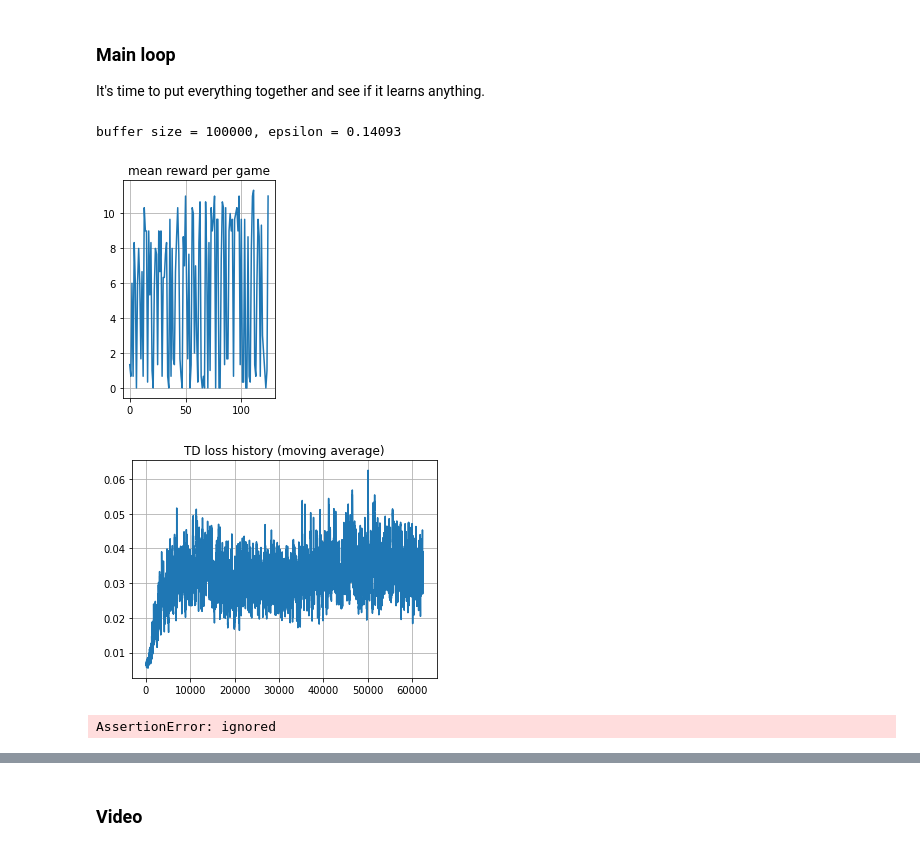
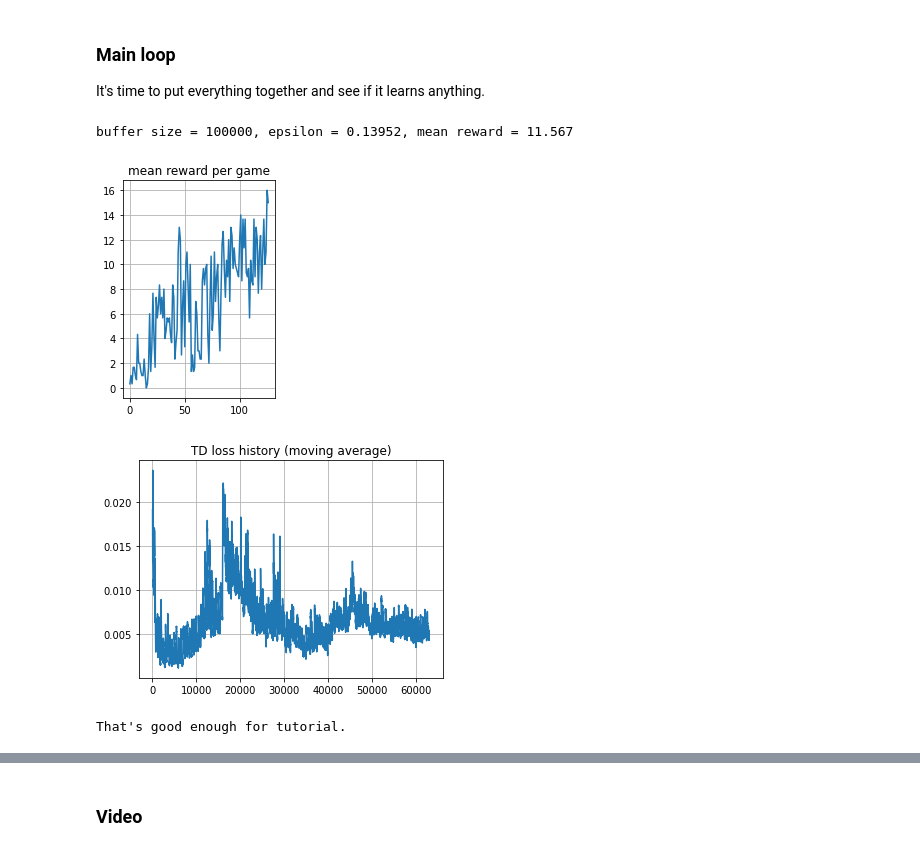
Before and after one commit to ishalyminov/Practical_RL, a Jupyter notebook: week4_approx/dqn_atari.ipynb, the cells around one changed output, grey strips where cells are left out. Drawn from its saved outputs; the diff is of its cells as text; code cells hidden in the pictures.

```diff
--- a/week4_approx/dqn_atari.ipynb
+++ b/week4_approx/dqn_atari.ipynb
@@ -84,7 +89,7 @@ class PreprocessAtari(ObservationWrapper):
 
         img_2d = img[:,:,0]
         resized_grayscale_img = np.expand_dims(np.array(Image.fromarray(img_2d).resize(self.img_size[:-1]).convert('L'), dtype=np.float32), -1)
-        resized_grayscale_img /= np.linalg.norm(resized_grayscale_img)
+        resized_grayscale_img /= 255.
         return resized_grayscale_img
 # %%
 import gym
@@ -165,7 +170,7 @@ class DQNAgent:
         self.network.add(Conv2D(32, (3, 3), 2, activation='relu'))
         self.network.add(Conv2D(64, (3, 3), 2, activation='relu'))
         self.network.add(Flatten())
-        self.network.add(Dense(256, activation='relu'))
+        self.network.add(Dense(128, activation='relu'))
         self.network.add(Dense(n_actions, activation='linear'))
 
         self.epsilon = epsilon
@@ -363,7 +366,8 @@ def sample_batch(exp_replay, batch_size):
 # %%
 gamma = 0.99
 optimizer = tf.keras.optimizers.Adam(1e-3)
-batch_size = 128
+batch_size = 64
+agent.epsilon = 0.5
 
 for i in trange(10**5):
 
@@ -380,47 +384,47 @@ for i in trange(10**5):
       next_qvalues_target = target_network.get_symbolic_qvalues(next_obs_batch)
 
       # compute state values by taking max over next_qvalues_target for all actions
-      #next_state_values_target = tf.reduce_max(next_qvalues_target, axis=-1)
-      next_act_batch = agent.sample_actions(next_qvalues_target)
-      next_action_qvalues_target = tf.reduce_sum(tf.one_hot(next_act_batch, n_actions) * next_qvalues_target, axis=1)
+      next_state_values_target = tf.reduce_max(next_qvalues_target, axis=-1)
+      # next_act_batch = agent.sample_actions(next_qvalues_target)
+      # next_action_qvalues_target = tf.reduce_sum(tf.one_hot(next_act_batch, n_actions) * next_qvalues_target, axis=1)
 
       # compute Q_reference(s,a) as per formula above.
-      # reference_qvalues = reward_batch + gamma * next_state_values_target
-      reference_qvalues = reward_batch + gamma * next_action_qvalues_target
+      reference_qvalues = reward_batch + gamma * next_state_values_target
+      # reference_qvalues = reward_batch + gamma * next_action_qvalues_target
 
       # Define loss function for sgd.
       td_loss = (current_action_qvalues - reference_qvalues) ** 2
       td_loss = tf.reduce_mean(td_loss)
     gradients = tape.gradient(td_loss, agent.network.trainable_variables)
     optimizer.apply_gradients(zip(gradients, agent.network.trainable_variables))
 
     td_loss_history.append(td_loss)
 
     # adjust agent parameters
     if i % 500 == 0:
         load_weigths_into_target_network(agent, target_network)
         agent.epsilon = max(agent.epsilon * 0.99, 0.01)
         mean_rw_history.append(evaluate(make_env(), agent, n_games=3))
-        if np.mean(mean_rw_history[-10:]) > 10:
+        if np.mean(mean_rw_history[-10:]) > 12:
           break
 
-    if i % 100 == 0:
+    if i % 1000 == 0:
         clear_output(True)
-        print("buffer size = %i, epsilon = %.5f" % (len(exp_replay), agent.epsilon))
+        print("buffer size = %i, epsilon = %.5f, mean reward = %.3f" % (len(exp_replay), agent.epsilon, np.mean(mean_rw_history[-10:])))
 
         plt.subplot(1,2,1)
         plt.title("mean reward per game")
         plt.plot(mean_rw_history)
         plt.grid()
 
         assert not np.isnan(td_loss)
         plt.figure(figsize=[12, 4])
         plt.subplot(1,2,2)
         plt.title("TD loss history (moving average)")
         plt.plot(moving_average(np.array(td_loss_history), span=100, min_periods=100))
         plt.grid()
         plt.show()
 # %% [output]
-buffer size = 100000, epsilon = 0.14093
+buffer size = 100000, epsilon = 0.13952, mean reward = 11.567
-[figure, old version]
+[figure, new version]
-[figure, old version]
+[figure, new version]
@@ -487,8 +431,8 @@ for i in trange(10**5):
 # %%
-assert np.mean(mean_rw_history[-10:]) > 10.
+assert np.mean(mean_rw_history[-10:]) > 12.
 print("That's good enough for tutorial.")
 # %% [output]
-AssertionError: ignored
+That's good enough for tutorial.
 # %% [markdown]
 __ How to interpret plots: __
 
```
Also changed, not shown: parts of 9 cells of this notebook.
